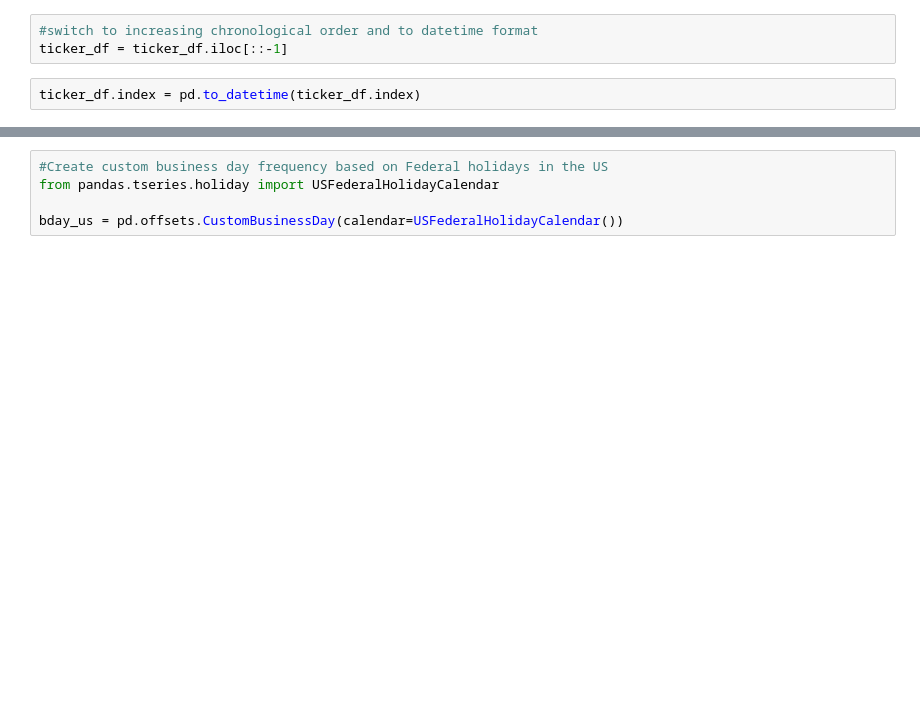
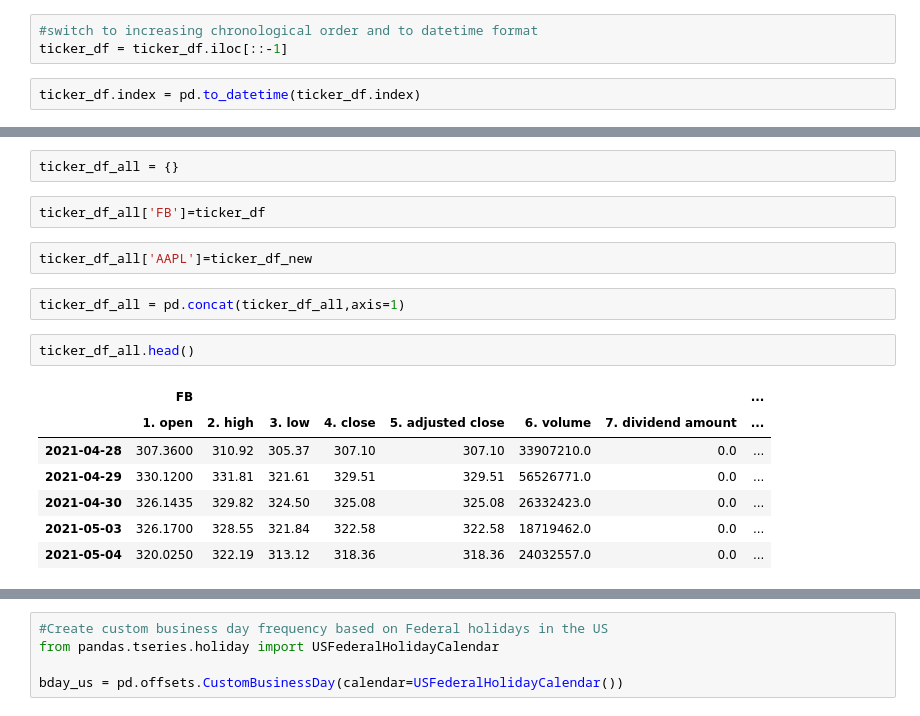
Before and after one commit to mischiatim/flask-framework, a Jupyter notebook: query_and_visualize_stocks_locally.ipynb, the cells around one changed output, grey strips where cells are left out. Saved outputs shown, nothing was run; the diff lists cells and outputs as text; blank space fills up the shorter version.

```diff
--- a/query_and_visualize_stocks_locally.ipynb
+++ b/query_and_visualize_stocks_locally.ipynb
@@ -85,0 +186,18 @@ ticker_df.index = pd.to_datetime(ticker_df.index)
+# %%
+ticker_df_all = {}
+# %%
+ticker_df_all['FB']=ticker_df
+# %%
+ticker_df_all['AAPL']=ticker_df_new
+# %%
+ticker_df_all = pd.concat(ticker_df_all,axis=1)
+# %%
+ticker_df_all.head()
+# %% [output]
+|  | FB |  |  |  |  |  |  | ... |
+|  | 1. open | 2. high | 3. low | 4. close | 5. adjusted close | 6. volume | 7. dividend amount | ... |
+| 2021-04-28 | 307.3600 | 310.92 | 305.37 | 307.10 | 307.10 | 33907210.0 | 0.0 | ... |
+| 2021-04-29 | 330.1200 | 331.81 | 321.61 | 329.51 | 329.51 | 56526771.0 | 0.0 | ... |
+| 2021-04-30 | 326.1435 | 329.82 | 324.50 | 325.08 | 325.08 | 26332423.0 | 0.0 | ... |
+| 2021-05-03 | 326.1700 | 328.55 | 321.84 | 322.58 | 322.58 | 18719462.0 | 0.0 | ... |
+| 2021-05-04 | 320.0250 | 322.19 | 313.12 | 318.36 | 318.36 | 24032557.0 | 0.0 | ... |
```
Also changed, not shown: parts of 37 cells of this notebook, 1 other file.
